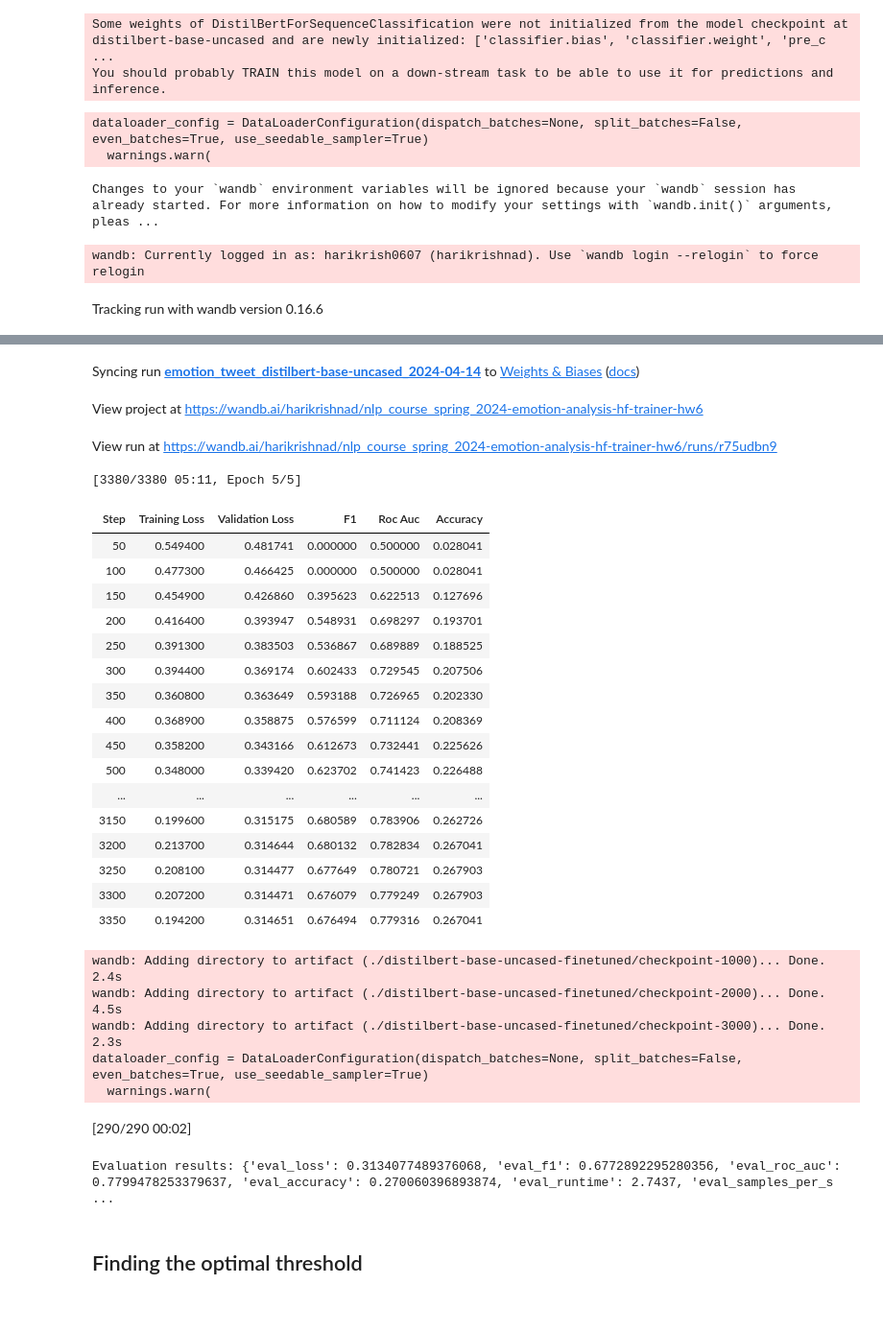
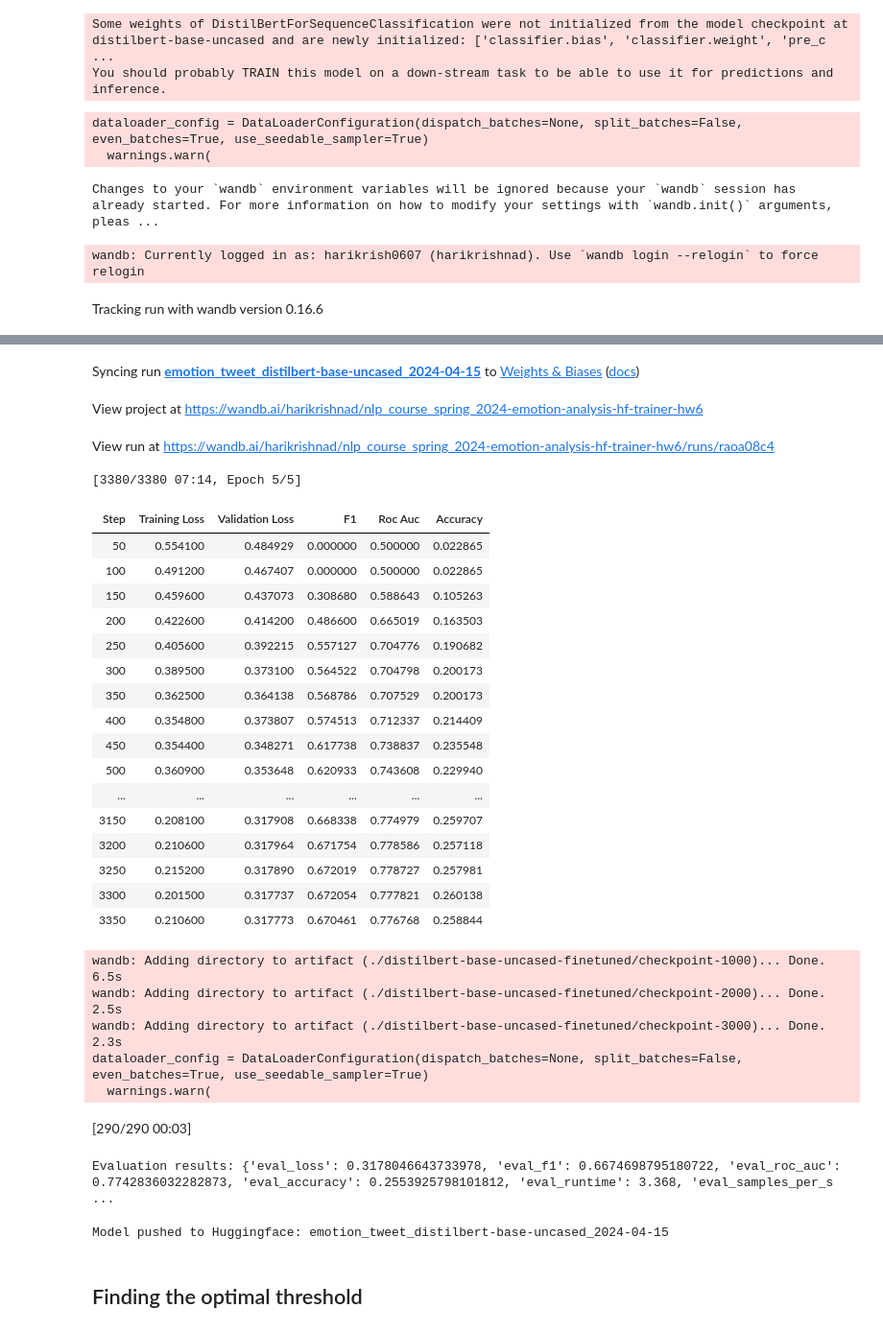
Before and after one commit to harikrishnad1997/BUAN_6342_Applied_Natural_Language_Processing, a Jupyter notebook: HW/Harikrishna_Dev_HW_6.ipynb, the cells around one changed output, grey strips where cells are left out. Shown at 96% size. Cells and saved outputs as stored; diff of their text form; code cells hidden in the pictures.

```diff
--- a/HW/Harikrishna_Dev_HW_6.ipynb
+++ b/HW/Harikrishna_Dev_HW_6.ipynb
@@ -206,7 +207,7 @@ DatasetDict({
 from google.colab import userdata
 os.environ["HF_TOKEN"] = userdata.get('HF_TOKEN')
 # %%
-# trainset = load_dataset("harikrishnad1997/tweetemo")
+trainset = load_dataset("harikrishnad1997/tweetemo")
 # %%
 trainset
 # %% [output]
@@ -427,7 +428,7 @@ class MultiLabelClassifier:
         result = self.multi_label_metrics(predictions=preds, labels=p.label_ids)
         return result
 
-    def train(self, train_dataset, valid_dataset):
+    def train(self, train_dataset, valid_dataset, push_to_huggingface=True):
         """
         Trains the model.
 
@@ -483,6 +484,13 @@ class MultiLabelClassifier:
         eval_results = trainer.evaluate()
         print(f"Evaluation results: {eval_results}")
 
+        # Pushing model to Huggingface
+        if push_to_huggingface:
+          model_name_hf = f"emotion_tweet_{self.model_name}_{date.today().strftime('%Y-%m-%d')}"
+          self.model.push_to_hub(model_name_hf)
+          print(f"Model pushed to Huggingface: harikrishnad1997/{model_name_hf}")
+
+
         # Log evaluation results to Weights & Biases platform
         wandb.log({"eval_accuracy": eval_results["eval_accuracy"], "eval_loss": eval_results["eval_loss"], "eval_f1": eval_results["eval_f1"]})
 
@@ -500,7 +508,7 @@ class MultiLabelClassifier:
         # # Log confusion matrix to Weights & Biases platform
         # wandb.log({"confusion_matrix": wandb.Image(plt)})
 
-    def predict(self, texts, threshold=0.5):
+    def predict(self, texts, threshold=0.5, load_from_huggingface=False):
         """
         Generates predictions for a list of texts.
 
@@ -514,8 +522,18 @@ class MultiLabelClassifier:
         if threshold is None:
             threshold = self.threshold
 
+        # Load the model from Hugging Face if specified
+        if load_from_huggingface:
+          self.model = AutoModelForSequenceClassification.from_pretrained(load_from_huggingface)
+          # self.tokenizer = AutoTokenizer.from_pretrained(load_from_huggingface)
+          self.model.to("cpu")
+        else:
+          # Use the model from training
+          self.model.to("cpu")
+
+
         # Preprocess input texts
-        encoding = self.tokenizer(texts, padding="max_length", truncation=True, max_length=128, return_tensors="pt").to(self.device)
+        encoding = self.tokenizer(texts, padding="max_length", truncation=True, max_length=128, return_tensors="pt").to("cpu")
 
         # Make predictions
         with torch.no_grad():
@@ -526,7 +544,7 @@ class MultiLabelClassifier:
         probs = sigmoid(output.logits)
 
         # Apply threshold for binary classification
-        threshold_tensor = torch.tensor([threshold], device=self.device)
+        threshold_tensor = torch.tensor([threshold], device="cpu")
         binary_preds = (probs >= threshold_tensor).int()
 
         # Convert binary predictions to label names
@@ -555,9 +573,12 @@ class MultiLabelClassifier:
         # Get the correct labels from the dataset
         labels = np.array([valid_dataset[column] for column in self.labels]).T
 
+        # Model
+        self.model.to("cpu")
+
         # Make predictions
         with torch.no_grad():
-            logits = self.model(valid_dataset["input_ids"].to(torch.device("cuda")))['logits']
+            logits = self.model(valid_dataset["input_ids"].to(torch.device("cpu")))['logits']
             predictions = torch.sigmoid(logits).cpu().numpy()
 
             # Apply threshold for binary classification
@@ -605,7 +626,7 @@ classifier = MultiLabelClassifier(
 Some weights of DistilBertForSequenceClassification were not initialized from the model checkpoint at distilbert-base-uncased and are newly initialized: ['classifier.bias', 'classifier.weight', 'pre_c ...
 You should probably TRAIN this model on a down-stream task to be able to use it for predictions and inference.
 # %%
-classifier.train(trainset['train'], trainset['test'])
+classifier.train(trainset['train'], trainset['test'], push_to_huggingface=True)
 # %% [output]
 dataloader_config = DataLoaderConfiguration(dispatch_batches=None, split_batches=False, even_batches=True, use_seedable_sampler=True)
   warnings.warn(
@@ -616,31 +637,32 @@ Run data is saved locally in /content/wandb/run-20240414_215517-r75udbn9
-Syncing run emotion_tweet_distilbert-base-uncased_2024-04-14 to Weights & Biases (docs)
+Syncing run emotion_tweet_distilbert-base-uncased_2024-04-15 to Weights & Biases (docs)
 View project at https://wandb.ai/harikrishnad/nlp_course_spring_2024-emotion-analysis-hf-trainer-hw6
-View run at https://wandb.ai/harikrishnad/nlp_course_spring_2024-emotion-analysis-hf-trainer-hw6/runs/r75udbn9
+View run at https://wandb.ai/harikrishnad/nlp_course_spring_2024-emotion-analysis-hf-trainer-hw6/runs/raoa08c4
-[3380/3380 05:11, Epoch 5/5]
+[3380/3380 07:14, Epoch 5/5]
 | Step | Training Loss | Validation Loss | F1 | Roc Auc | Accuracy |
-| 50 | 0.549400 | 0.481741 | 0.000000 | 0.500000 | 0.028041 |
-| 100 | 0.477300 | 0.466425 | 0.000000 | 0.500000 | 0.028041 |
-| 150 | 0.454900 | 0.426860 | 0.395623 | 0.622513 | 0.127696 |
-| 200 | 0.416400 | 0.393947 | 0.548931 | 0.698297 | 0.193701 |
-| 250 | 0.391300 | 0.383503 | 0.536867 | 0.689889 | 0.188525 |
-| 300 | 0.394400 | 0.369174 | 0.602433 | 0.729545 | 0.207506 |
-| 350 | 0.360800 | 0.363649 | 0.593188 | 0.726965 | 0.202330 |
-| 400 | 0.368900 | 0.358875 | 0.576599 | 0.711124 | 0.208369 |
-| 450 | 0.358200 | 0.343166 | 0.612673 | 0.732441 | 0.225626 |
-| 500 | 0.348000 | 0.339420 | 0.623702 | 0.741423 | 0.226488 |
+| 50 | 0.554100 | 0.484929 | 0.000000 | 0.500000 | 0.022865 |
+| 100 | 0.491200 | 0.467407 | 0.000000 | 0.500000 | 0.022865 |
+| 150 | 0.459600 | 0.437073 | 0.308680 | 0.588643 | 0.105263 |
+| 200 | 0.422600 | 0.414200 | 0.486600 | 0.665019 | 0.163503 |
+| 250 | 0.405600 | 0.392215 | 0.557127 | 0.704776 | 0.190682 |
+| 300 | 0.389500 | 0.373100 | 0.564522 | 0.704798 | 0.200173 |
+| 350 | 0.362500 | 0.364138 | 0.568786 | 0.707529 | 0.200173 |
+| 400 | 0.354800 | 0.373807 | 0.574513 | 0.712337 | 0.214409 |
+| 450 | 0.354400 | 0.348271 | 0.617738 | 0.738837 | 0.235548 |
+| 500 | 0.360900 | 0.353648 | 0.620933 | 0.743608 | 0.229940 |
 | ... | ... | ... | ... | ... | ... |
-| 3150 | 0.199600 | 0.315175 | 0.680589 | 0.783906 | 0.262726 |
-| 3200 | 0.213700 | 0.314644 | 0.680132 | 0.782834 | 0.267041 |
-| 3250 | 0.208100 | 0.314477 | 0.677649 | 0.780721 | 0.267903 |
-| 3300 | 0.207200 | 0.314471 | 0.676079 | 0.779249 | 0.267903 |
-| 3350 | 0.194200 | 0.314651 | 0.676494 | 0.779316 | 0.267041 |
+| 3150 | 0.208100 | 0.317908 | 0.668338 | 0.774979 | 0.259707 |
+| 3200 | 0.210600 | 0.317964 | 0.671754 | 0.778586 | 0.257118 |
+| 3250 | 0.215200 | 0.317890 | 0.672019 | 0.778727 | 0.257981 |
+| 3300 | 0.201500 | 0.317737 | 0.672054 | 0.777821 | 0.260138 |
+| 3350 | 0.210600 | 0.317773 | 0.670461 | 0.776768 | 0.258844 |
-wandb: Adding directory to artifact (./distilbert-base-uncased-finetuned/checkpoint-1000)... Done. 2.4s
-wandb: Adding directory to artifact (./distilbert-base-uncased-finetuned/checkpoint-2000)... Done. 4.5s
+wandb: Adding directory to artifact (./distilbert-base-uncased-finetuned/checkpoint-1000)... Done. 6.5s
+wandb: Adding directory to artifact (./distilbert-base-uncased-finetuned/checkpoint-2000)... Done. 2.5s
 wandb: Adding directory to artifact (./distilbert-base-uncased-finetuned/checkpoint-3000)... Done. 2.3s
 dataloader_config = DataLoaderConfiguration(dispatch_batches=None, split_batches=False, even_batches=True, use_seedable_sampler=True)
   warnings.warn(
-[290/290 00:02]
+[290/290 00:03]
-Evaluation results: {'eval_loss': 0.3134077489376068, 'eval_f1': 0.6772892295280356, 'eval_roc_auc': 0.7799478253379637, 'eval_accuracy': 0.270060396893874, 'eval_runtime': 2.7437, 'eval_samples_per_s ...
+Evaluation results: {'eval_loss': 0.3178046643733978, 'eval_f1': 0.6674698795180722, 'eval_roc_auc': 0.7742836032282873, 'eval_accuracy': 0.2553925798101812, 'eval_runtime': 3.368, 'eval_samples_per_s ...
+Model pushed to Huggingface: emotion_tweet_distilbert-base-uncased_2024-04-15
 # %% [markdown]
 ## Finding the optimal threshold
 # %%
```
Also changed, not shown: parts of 19 cells of this notebook, 2 other files.
